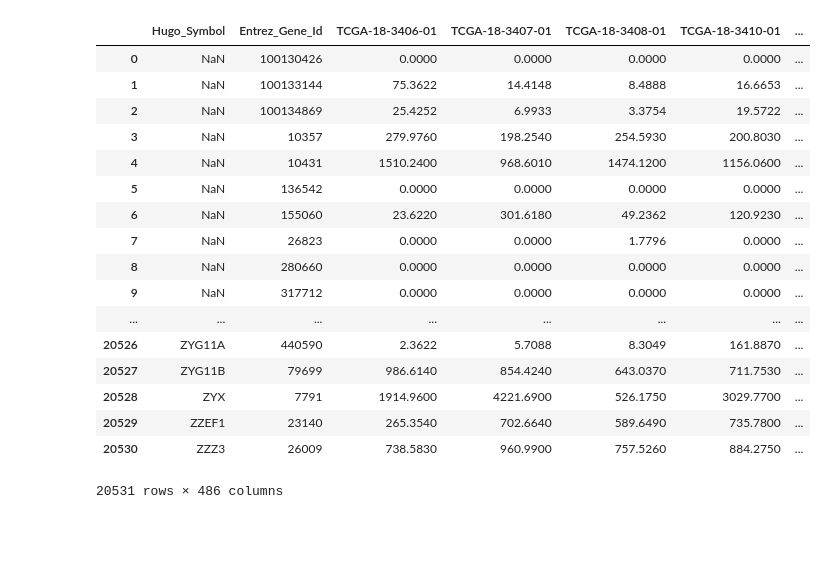
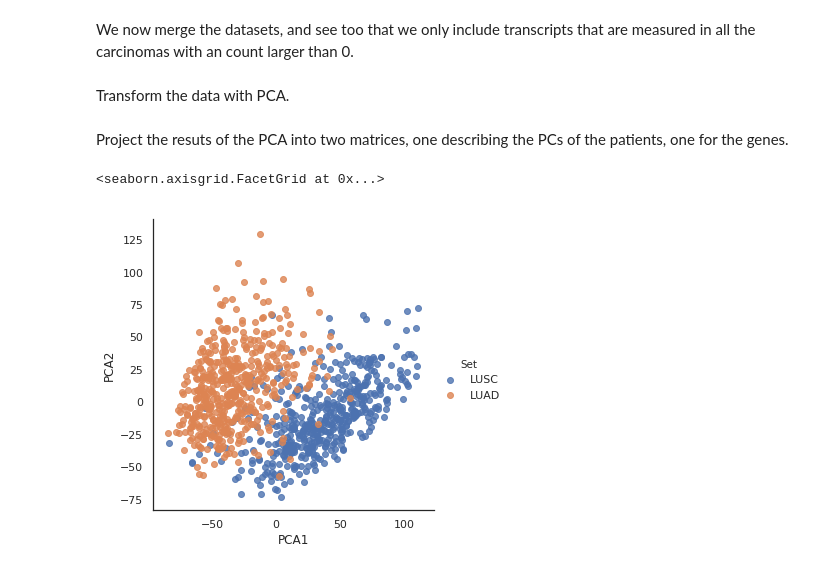
Before and after one commit to statisticalbiotechnology/cb2030, a Jupyter notebook: nb/pca/PCA.ipynb, the cells around one changed output. Drawn from its saved outputs; the diff is of its cells as text; code cells hidden in the pictures; blank space fills up the shorter version.

```diff
--- a/nb/pca/PCA.ipynb
+++ b/nb/pca/PCA.ipynb
@@ -5,19 +11,17 @@ import numpy as np
 import urllib.request
 import tarfile
 
-
-from tqdm import tqdm
 import requests
 
-def track_dl(mytar,url):
+def track_dl(url,tar):
     response = requests.get(url, stream=True)
-    with open(mytar, "wb") as handle:
-        for data in tqdm(response.iter_content()):
+    with open(tar, "wb") as handle:
+        for data in response.iter_content():
             handle.write(data)
 
 
 
-def get_data2(path,url,file):
+def get_data(path,url,file):
     try:
         df = pd.read_csv(path)
     except:
@@ -25,28 +29,41 @@ def get_data2(path,url,file):
         track_dl(url, "my.tar.gz")
         tf = tarfile.open("my.tar.gz")
         tf.extract(file)
-        df = pd.read_table(file, sep="\t")
+        df = pd.read_csv(file, sep="\t")
         df.to_csv(path)
+    df.dropna(axis=0, how='any', inplace=True)
+    df.set_index('Hugo_Symbol', inplace=True)
+    df.drop(columns=['Unnamed: 0', 'Entrez_Gene_Id'], inplace=True)
     return df
 
-get_data("luad.tsv", 'http://download.cbioportal.org/luad_tcga_pan_can_atlas_2018.tar.gz',"data_RNA_Seq_v2_expression_median.txt")
-get_data("lusc.tsv", 'http://download.cbioportal.org/lusc_tcga_pan_can_atlas_2018.tar.gz',"data_RNA_Seq_v2_expression_median.txt")
+luad = get_data("luad.tsv", 'http://download.cbioportal.org/luad_tcga_pan_can_atlas_2018.tar.gz',"data_RNA_Seq_v2_expression_median.txt")
+lusc = get_data("lusc.tsv", 'http://download.cbioportal.org/lusc_tcga_pan_can_atlas_2018.tar.gz',"data_RNA_Seq_v2_expression_median.txt")
-# %% [output]
-|  | Hugo_Symbol | Entrez_Gene_Id | TCGA-18-3406-01 | TCGA-18-3407-01 | TCGA-18-3408-01 | TCGA-18-3410-01 | ... |
-| 0 | NaN | 100130426 | 0.0000 | 0.0000 | 0.0000 | 0.0000 | ... |
-| 1 | NaN | 100133144 | 75.3622 | 14.4148 | 8.4888 | 16.6653 | ... |
-| 2 | NaN | 100134869 | 25.4252 | 6.9933 | 3.3754 | 19.5722 | ... |
-| 3 | NaN | 10357 | 279.9760 | 198.2540 | 254.5930 | 200.8030 | ... |
-| 4 | NaN | 10431 | 1510.2400 | 968.6010 | 1474.1200 | 1156.0600 | ... |
-| 5 | NaN | 136542 | 0.0000 | 0.0000 | 0.0000 | 0.0000 | ... |
-| 6 | NaN | 155060 | 23.6220 | 301.6180 | 49.2362 | 120.9230 | ... |
-| 7 | NaN | 26823 | 0.0000 | 0.0000 | 1.7796 | 0.0000 | ... |
-| 8 | NaN | 280660 | 0.0000 | 0.0000 | 0.0000 | 0.0000 | ... |
-| 9 | NaN | 317712 | 0.0000 | 0.0000 | 0.0000 | 0.0000 | ... |
-| ... | ... | ... | ... | ... | ... | ... | ... |
-| 20526 | ZYG11A | 440590 | 2.3622 | 5.7088 | 8.3049 | 161.8870 | ... |
-| 20527 | ZYG11B | 79699 | 986.6140 | 854.4240 | 643.0370 | 711.7530 | ... |
-| 20528 | ZYX | 7791 | 1914.9600 | 4221.6900 | 526.1750 | 3029.7700 | ... |
-| 20529 | ZZEF1 | 23140 | 265.3540 | 702.6640 | 589.6490 | 735.7800 | ... |
-| 20530 | ZZZ3 | 26009 | 738.5830 | 960.9900 | 757.5260 | 884.2750 | ... |
-20531 rows × 486 columns
+# %% [markdown]
+We now merge the datasets, and see too that we only include transcripts that are measured in all the carcinomas with an count larger than 0.
+# %%
+combined = pd.concat([lusc, luad], axis=1, sort=False)
+combined.dropna(axis=0, how='any', inplace=True)
+combined = combined.loc[~(combined<=0.0).any(axis=1)]
+combined = pd.DataFrame(data=np.log2(combined),index=combined.index,columns=combined.columns)
+# %% [markdown]
+Transform the data with PCA.
+# %%
+from sklearn.decomposition import PCA
+model = PCA(n_components=2)
+model.fit(combined.T)
+combined_2D = model.transform(combined.T)
+# %% [markdown]
+Project the resuts of the PCA into two matrices, one describing the PCs of the patients, one for the genes.
+# %%
+transformed_patients = pd.DataFrame(data=combined_2D,columns=["PCA1","PCA2"],index=list(lusc.columns) + list(luad.columns))
+transformed_patients["Set"]= (["LUSC" for _ in lusc.columns]+["LUAD" for _ in luad.columns])
+transformed_genes=pd.DataFrame(data=model.components_.T, index = combined.index, columns = ["PCA1","PCA2"])
+
+sns.set(rc={'figure.figsize':(10,10)})
+sns.set_style("white")
+#sns.set_context("talk")
+
+sns.lmplot("PCA1", "PCA2", hue='Set', data=transformed_patients, fit_reg=False)
+# %% [output]
+<seaborn.axisgrid.FacetGrid at 0x...>
+[figure, added]
```
Also changed, not shown: parts of 4 cells of this notebook.
